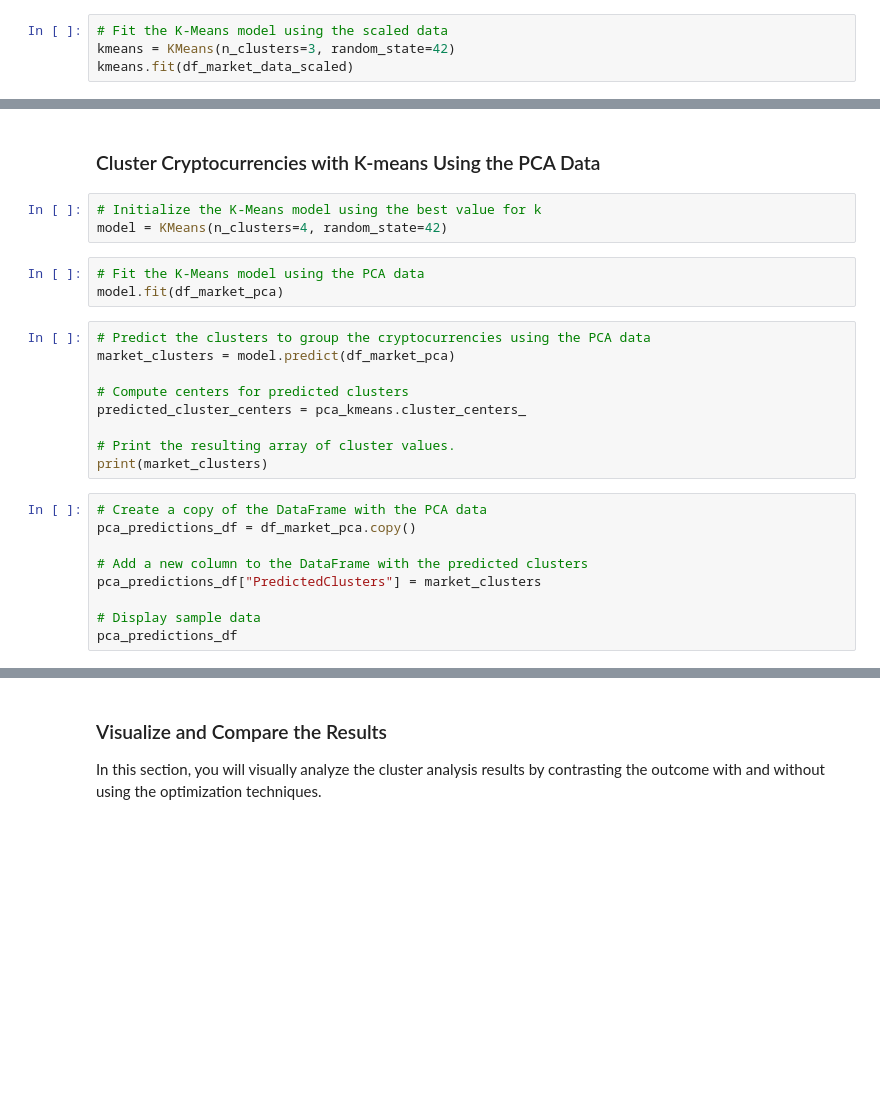
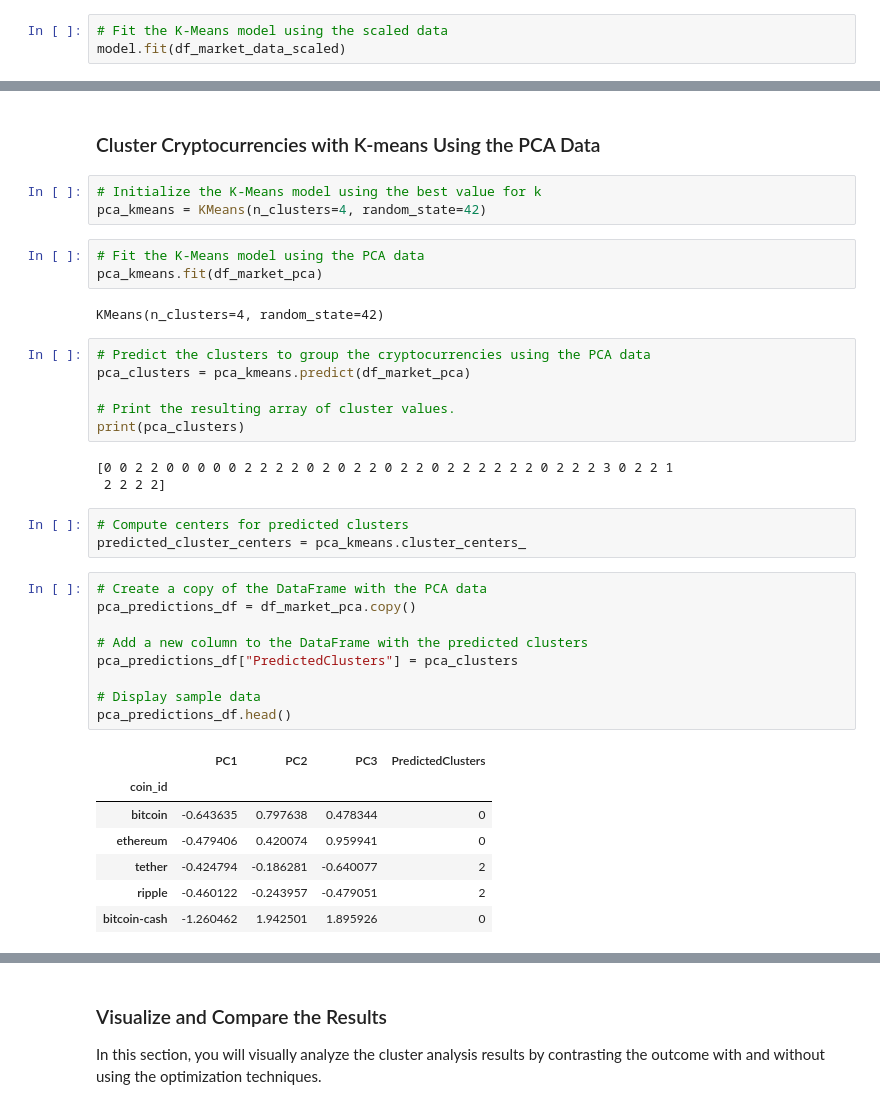
Before and after one commit to virgowolf/CryptoClustering, a Jupyter notebook: Crypto_Clustering.ipynb, the cells around one changed output, grey strips where cells are left out. Drawn from its saved outputs; the diff is of its cells as text; blank space fills up the shorter version.

```diff
--- a/Crypto_Clustering.ipynb
+++ b/Crypto_Clustering.ipynb
@@ -106,5 +156,4 @@ df_elbow1.hvplot.line(
 model = KMeans(n_clusters=3, random_state=42)
 # %%
 # Fit the K-Means model using the scaled data
-kmeans = KMeans(n_clusters=3, random_state=42)
-kmeans.fit(df_market_data_scaled)
+model.fit(df_market_data_scaled)
@@ -224,28 +314,41 @@ df_elbow2.hvplot.line(
 ### Cluster Cryptocurrencies with K-means Using the PCA Data
 # %%
 # Initialize the K-Means model using the best value for k
-model = KMeans(n_clusters=4, random_state=42)
+pca_kmeans = KMeans(n_clusters=4, random_state=42)
 # %%
 # Fit the K-Means model using the PCA data
-model.fit(df_market_pca)
+pca_kmeans.fit(df_market_pca)
+# %% [output]
+KMeans(n_clusters=4, random_state=42)
 # %%
 # Predict the clusters to group the cryptocurrencies using the PCA data
-market_clusters = model.predict(df_market_pca)
-
-# Compute centers for predicted clusters
-predicted_cluster_centers = pca_kmeans.cluster_centers_
+pca_clusters = pca_kmeans.predict(df_market_pca)
 
 # Print the resulting array of cluster values.
-print(market_clusters)
+print(pca_clusters)
+# %% [output]
+[0 0 2 2 0 0 0 0 0 2 2 2 2 0 2 0 2 2 0 2 2 0 2 2 2 2 2 2 0 2 2 2 3 0 2 2 1
+ 2 2 2 2]
+# %%
+# Compute centers for predicted clusters
+predicted_cluster_centers = pca_kmeans.cluster_centers_
 # %%
 # Create a copy of the DataFrame with the PCA data
 pca_predictions_df = df_market_pca.copy()
 
 # Add a new column to the DataFrame with the predicted clusters
-pca_predictions_df["PredictedClusters"] = market_clusters
+pca_predictions_df["PredictedClusters"] = pca_clusters
 
 # Display sample data
-pca_predictions_df
+pca_predictions_df.head()
+# %% [output]
+|  | PC1 | PC2 | PC3 | PredictedClusters |
+| coin_id |  |  |  |  |
+| bitcoin | -0.643635 | 0.797638 | 0.478344 | 0 |
+| ethereum | -0.479406 | 0.420074 | 0.959941 | 0 |
+| tether | -0.424794 | -0.186281 | -0.640077 | 2 |
+| ripple | -0.460122 | -0.243957 | -0.479051 | 2 |
+| bitcoin-cash | -1.260462 | 1.942501 | 1.895926 | 0 |
 # %%
 # Create a scatter plot using hvPlot by setting
 # `x="PC1"` and `y="PC2"`.
```
Also changed, not shown: parts of 23 cells of this notebook, 1 other file.
